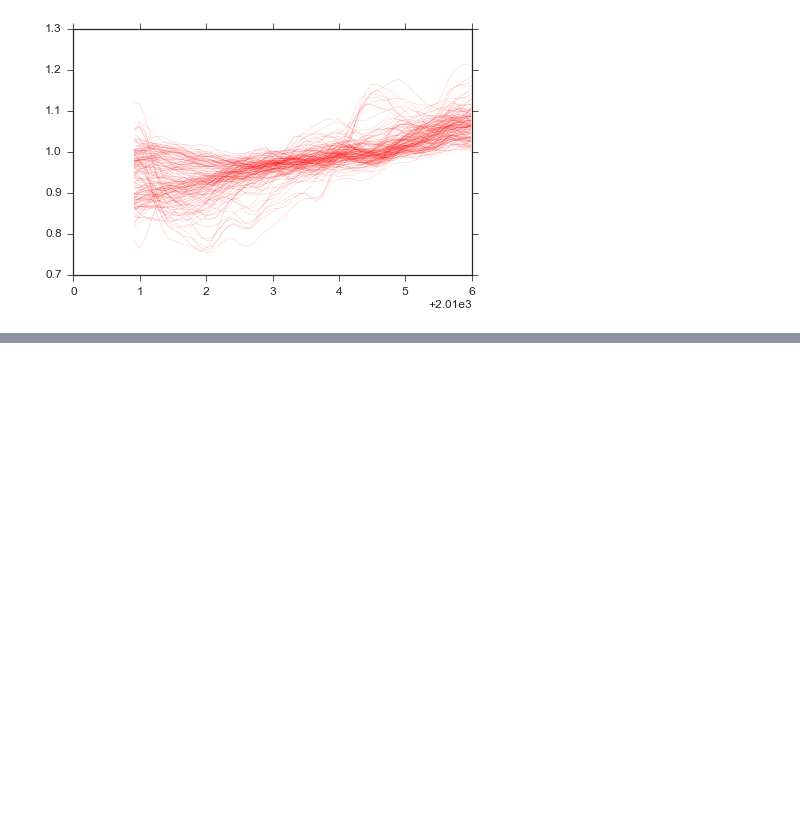
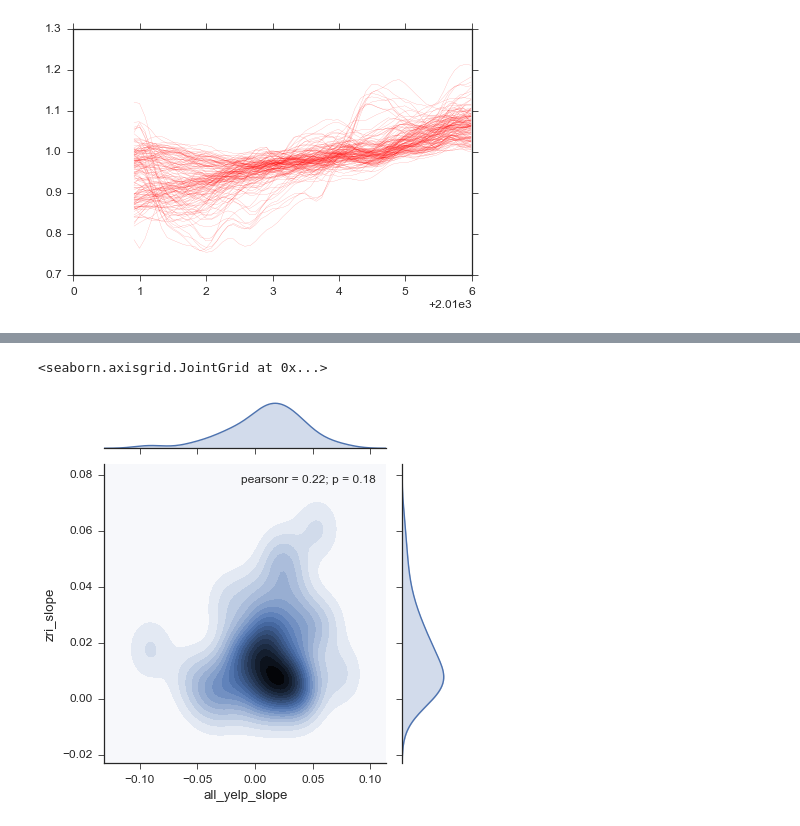
Before and after one commit to zihaoxu/jac_project, a Jupyter notebook: yelp_zillow.ipynb, the cells around one changed output, grey strips where cells are left out. Saved outputs shown, nothing was run; the diff lists cells and outputs as text; code cells hidden in the pictures; blank space fills up the shorter version.

```diff
--- a/yelp_zillow.ipynb
+++ b/yelp_zillow.ipynb
@@ -994,0 +1026,5 @@ plt.gca().set_aspect('equal')
+# %%
+sns.jointplot(nzy['all_yelp_slope'], nzy['zri_slope'], kind = 'kde', n_levels = 20)
+# %% [output]
+<seaborn.axisgrid.JointGrid at 0x...>
+[figure, added]
```
Also changed, not shown: parts of 20 cells of this notebook, 1 other file.
